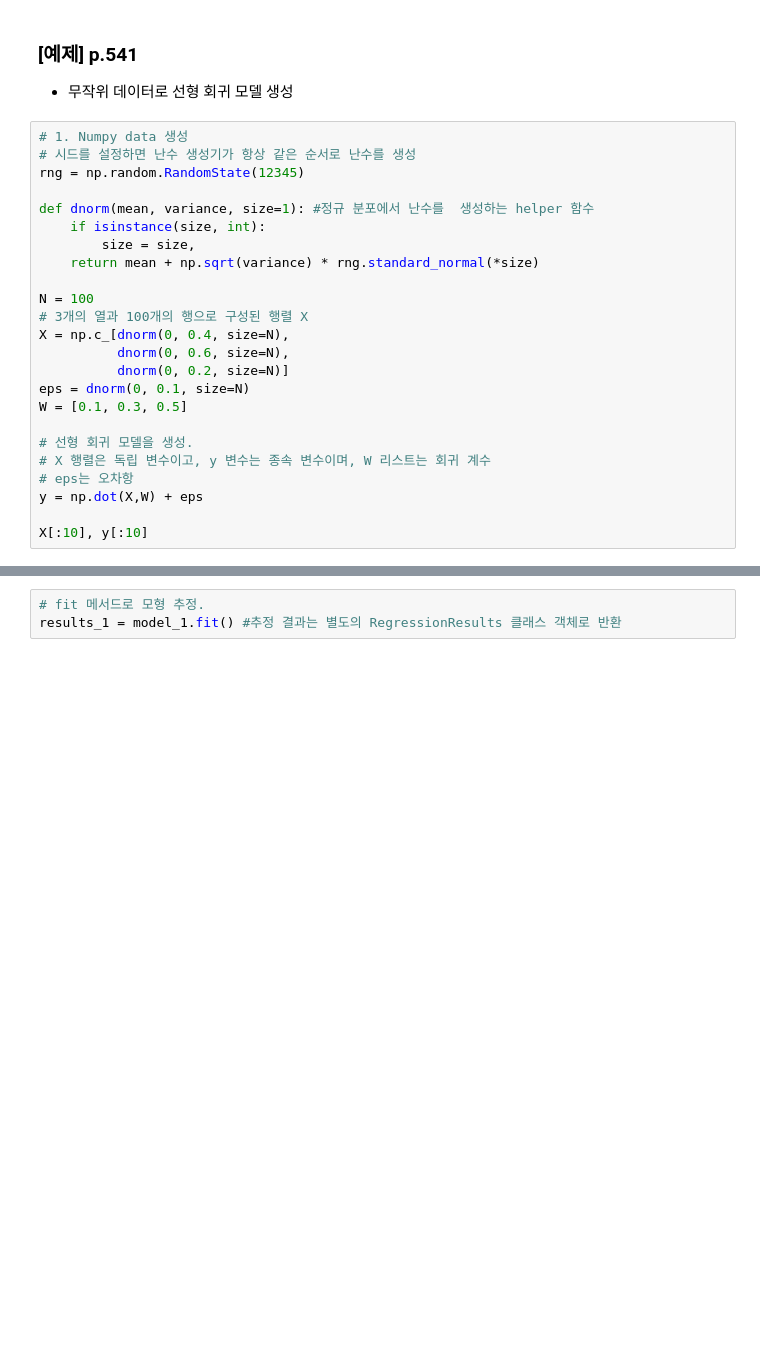
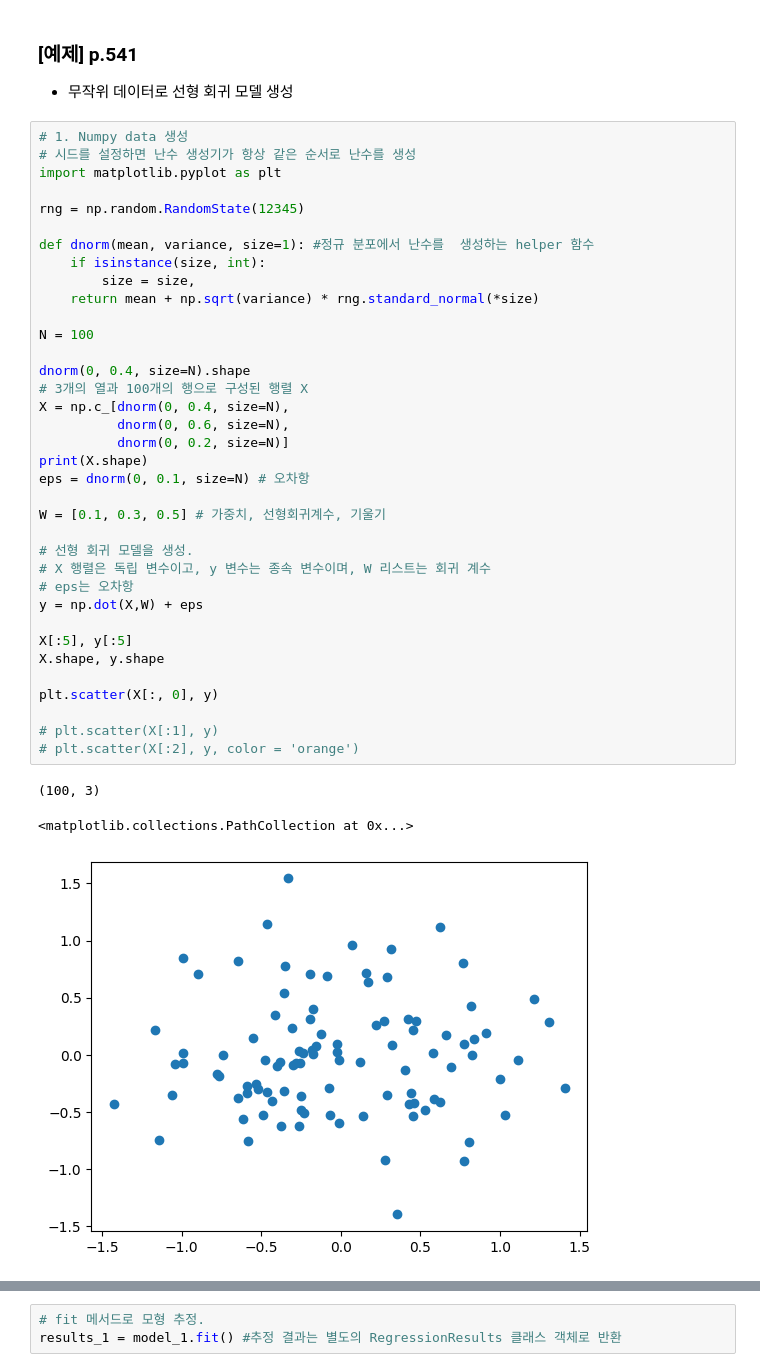
Before and after one commit to Agayeon/python_basic, a Jupyter notebook: ch12_update_class_목요일.ipynb, the cells around one changed output, grey strips where cells are left out. Cells and saved outputs as stored; diff of their text form; blank space fills up the shorter version.

```diff
--- a/ch12_update_class_목요일.ipynb
+++ b/ch12_update_class_목요일.ipynb
@@ -236,27 +330,43 @@ print(c)  # 출력: [17 39]
 # %%
 # 1. Numpy data 생성
 # 시드를 설정하면 난수 생성기가 항상 같은 순서로 난수를 생성
+import matplotlib.pyplot as plt
+
 rng = np.random.RandomState(12345)
 
 def dnorm(mean, variance, size=1): #정규 분포에서 난수를  생성하는 helper 함수
     if isinstance(size, int):
         size = size,
     return mean + np.sqrt(variance) * rng.standard_normal(*size)
 
 N = 100
+
+dnorm(0, 0.4, size=N).shape
 # 3개의 열과 100개의 행으로 구성된 행렬 X
 X = np.c_[dnorm(0, 0.4, size=N),
           dnorm(0, 0.6, size=N),
           dnorm(0, 0.2, size=N)]
-eps = dnorm(0, 0.1, size=N)
-W = [0.1, 0.3, 0.5]
+print(X.shape)
+eps = dnorm(0, 0.1, size=N) # 오차항
+
+W = [0.1, 0.3, 0.5] # 가중치, 선형회귀계수, 기울기
 
 # 선형 회귀 모델을 생성.
 # X 행렬은 독립 변수이고, y 변수는 종속 변수이며, W 리스트는 회귀 계수
 # eps는 오차항
 y = np.dot(X,W) + eps
 
-X[:10], y[:10]
+X[:5], y[:5]
+X.shape, y.shape
+
+plt.scatter(X[:, 0], y)
+
+# plt.scatter(X[:1], y)
+# plt.scatter(X[:2], y, color = 'orange')
+# %% [output]
+(100, 3)
+<matplotlib.collections.PathCollection at 0x...>
+[figure, added]
 # %%
 dnorm(0, 0.4, size=N).shape  # (100,)
 X.shape # (100, 3)
```
Also changed, not shown: parts of 25 cells of this notebook, 5 other files.
